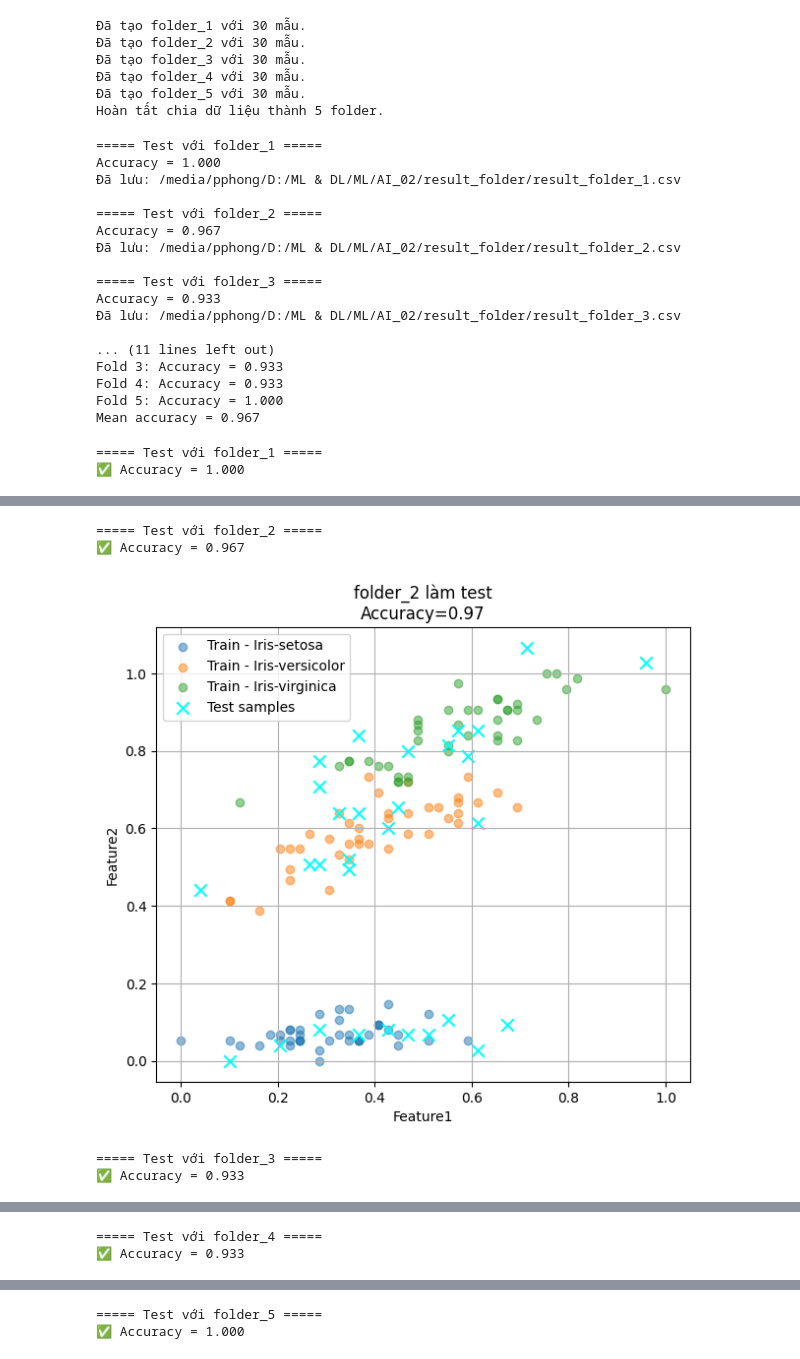
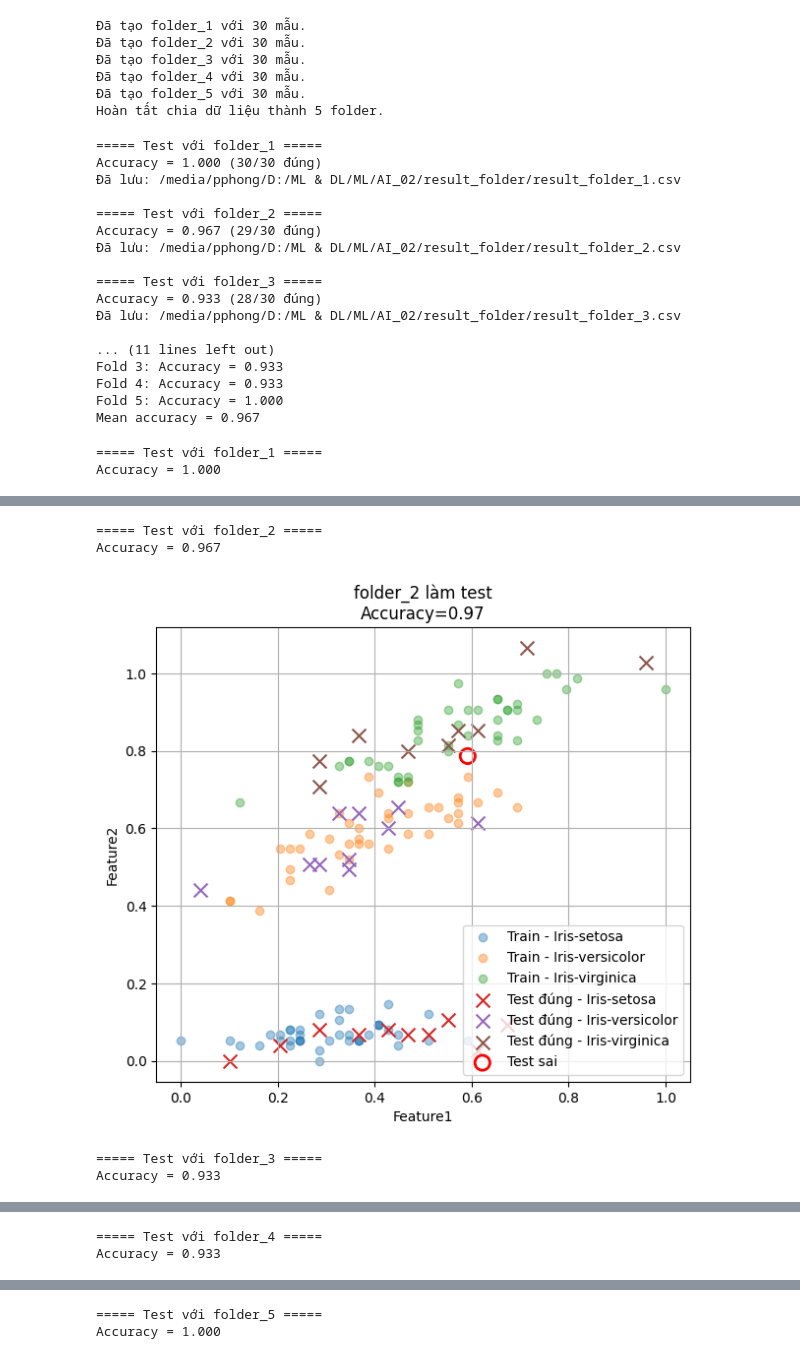
Before and after one commit to MacPhuPhong/ML, a Jupyter notebook: AI_02/baithi_2.ipynb, the cells around one changed output, grey strips where cells are left out. Cells and saved outputs as stored; diff of their text form; code cells hidden in the pictures.

```diff
--- a/AI_02/baithi_2.ipynb
+++ b/AI_02/baithi_2.ipynb
@@ -82,7 +80,8 @@ def manhattan_distance(x1, x2):
 
 # === Hàm dự đoán class gần nhất ===
 def predict_label(test_sample, train_features, train_labels):
-    distances = [manhattan_distance(test_sample, train_features.iloc[i]) for i in range(len(train_features))]
+    distances = [manhattan_distance(test_sample, train_features.iloc[i])
+                 for i in range(len(train_features))]
     nearest_index = np.argmin(distances)
     return train_labels.iloc[nearest_index]
 
@@ -116,7 +115,7 @@ for test_folder in folders:
         train_dfs.append(pd.read_csv(os.path.join(base_dir, f, csvs[0])))
     train_df = pd.concat(train_dfs, ignore_index=True)
 
-    # Chuẩn hóa dữ liệu (0–1) theo tập train
+    # === Chuẩn hóa dữ liệu (0–1) theo tập train ===
     X_train = train_df.drop(columns=['Id', 'Species'])
     y_train = train_df['Species']
     X_test = test_df.drop(columns=['Id', 'Species'])
@@ -125,14 +124,17 @@ for test_folder in folders:
     X_train_norm = (X_train - X_train.min()) / (X_train.max() - X_train.min())
     X_test_norm = (X_test - X_train.min()) / (X_train.max() - X_train.min())
 
-    # Dự đoán
+    # === Dự đoán ===
     predictions = [predict_label(X_test_norm.iloc[i], X_train_norm, y_train)
                    for i in range(len(X_test_norm))]
 
-    # Đánh giá
-    accuracy = np.mean(np.array(predictions) == np.array(y_test))
+    # === Tính số đúng / tổng ===
+    correct = sum(1 for i in range(len(y_test)) if predictions[i] == y_test.iloc[i])
+    total = len(y_test)
+    accuracy = correct / total
+
     results.append(accuracy)
-    print(f"Accuracy = {accuracy:.3f}")
+    print(f"Accuracy = {accuracy:.3f} ({correct}/{total} đúng)")
 
     # Lưu file kết quả vào result_folder
     result_df = test_df.copy()
@@ -148,15 +150,15 @@ for i, acc in enumerate(results, 1):
 print(f"Mean accuracy = {np.mean(results):.3f}")
 # %% [output]
 ===== Test với folder_1 =====
-Accuracy = 1.000
+Accuracy = 1.000 (30/30 đúng)
 Đã lưu: /media/pphong/D:/ML & DL/ML/AI_02/result_folder/result_folder_1.csv
 
 ===== Test với folder_2 =====
-Accuracy = 0.967
+Accuracy = 0.967 (29/30 đúng)
 Đã lưu: /media/pphong/D:/ML & DL/ML/AI_02/result_folder/result_folder_2.csv
 
 ===== Test với folder_3 =====
-Accuracy = 0.933
+Accuracy = 0.933 (28/30 đúng)
 Đã lưu: /media/pphong/D:/ML & DL/ML/AI_02/result_folder/result_folder_3.csv
 
 ... (11 lines left out)
@@ -171,7 +173,7 @@ import matplotlib.pyplot as plt
 import os
 
 # === Cấu hình ===
-base_dir = r"/media/pphong/D:/ML & DL/ML/AI_02/iris_folder"   # Đúng thư mục
+base_dir = r"/media/pphong/D:/ML & DL/ML/AI_02/iris_folder"
 folders = [f"folder_{i}" for i in range(1, 6)]
 features = ["Feature1", "Feature2"]
 
@@ -182,7 +184,7 @@ def manhattan_distance(a, b):
 for test_folder in folders:
     print(f"\n===== Test với {test_folder} =====")
 
-    # Train data (ghép từ 4 folder còn lại)
+    # Train data
     train_folders = [f for f in folders if f != test_folder]
     train_dfs = []
     for f in train_folders:
@@ -221,11 +223,26 @@ for test_folder in folders:
 
     # Vẽ scatter
     plt.figure(figsize=(7,6))
+
+    # Train data: hình tròn nhạt
     for sp in train_df["Species"].unique():
         subset = train_df[train_df["Species"] == sp]
-        plt.scatter(subset["Feature1"], subset["Feature2"], label=f"Train - {sp}", alpha=0.5)
+        plt.scatter(subset["Feature1"], subset["Feature2"], label=f"Train - {sp}", alpha=0.4)
 
-    plt.scatter(test_df["Feature1"], test_df["Feature2"], c="cyan", marker="x", s=80, label="Test samples")
+    # Test data: phân biệt đúng/sai
+    correct = test_df[test_df["Predicted"] == test_df["Species"]]
+    wrong = test_df[test_df["Predicted"] != test_df["Species"]]
+
+    # Test đúng → dấu X màu theo Species thật
+    for sp in correct["Species"].unique():
+        subset = correct[correct["Species"] == sp]
+        plt.scatter(subset["Feature1"], subset["Feature2"], marker="x", s=100, label=f"Test đúng - {sp}")
+
+    # Test sai → dấu ◯ màu đỏ
+    if not wrong.empty:
+        plt.scatter(wrong["Feature1"], wrong["Feature2"], marker="o", s=120, facecolors='none',
+                    edgecolors='red', linewidths=2, label="Test sai")
+
     plt.xlabel("Feature1")
     plt.ylabel("Feature2")
     plt.title(f"{test_folder} làm test\nAccuracy={acc:.2f}")
@@ -234,4 +251,4 @@ for test_folder in folders:
     plt.show()
 # %% [output]
 ===== Test với folder_1 =====
-✅ Accuracy = 1.000
+Accuracy = 1.000
@@ -239,5 +256,5 @@ for test_folder in folders:
 ===== Test với folder_2 =====
-✅ Accuracy = 0.967
+Accuracy = 0.967
-[figure, old version]
+[figure, new version]
 ===== Test với folder_3 =====
-✅ Accuracy = 0.933
+Accuracy = 0.933
@@ -245,2 +262,2 @@ for test_folder in folders:
 ===== Test với folder_4 =====
-✅ Accuracy = 0.933
+Accuracy = 0.933
@@ -248,2 +265,2 @@ for test_folder in folders:
 ===== Test với folder_5 =====
-✅ Accuracy = 1.000
+Accuracy = 1.000
```
Also changed, not shown: parts of 3 cells of this notebook.
